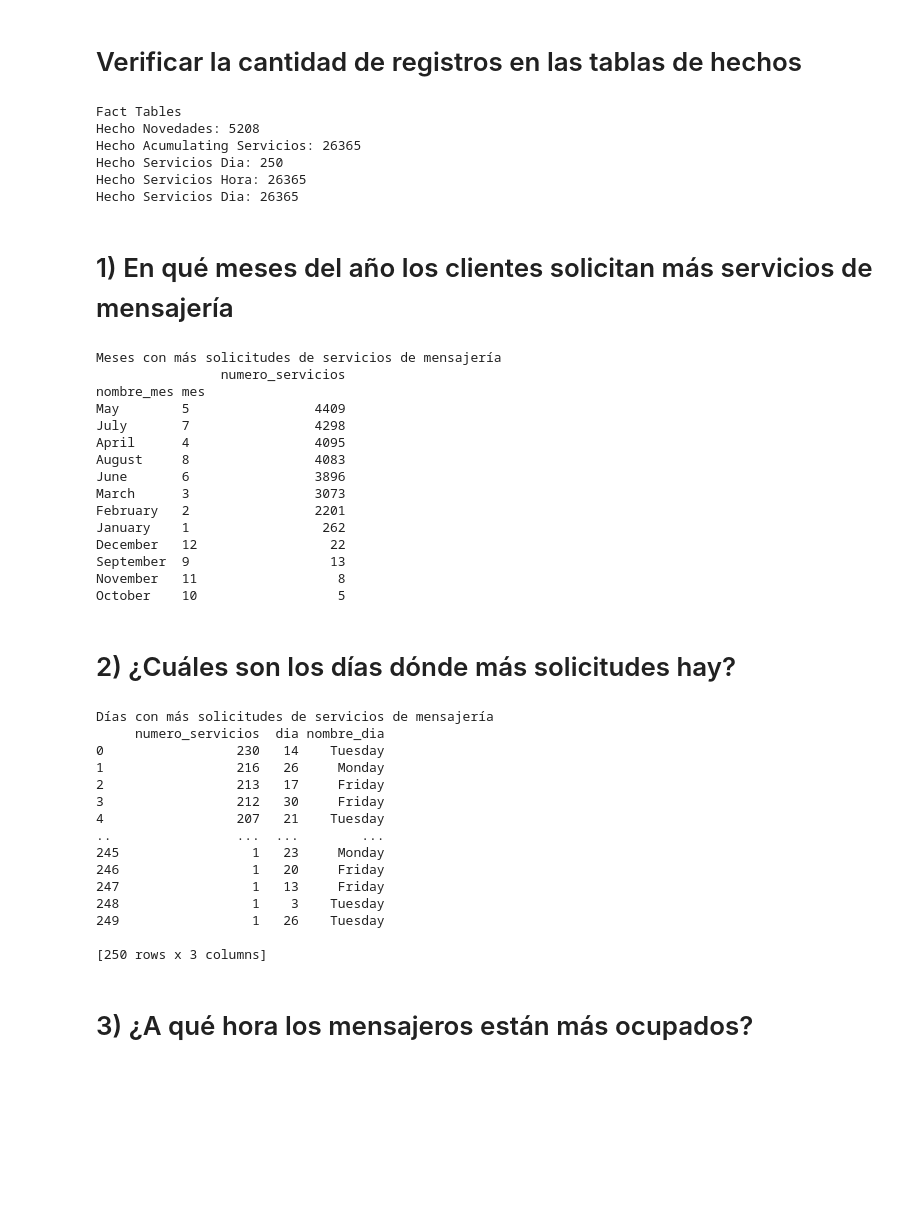
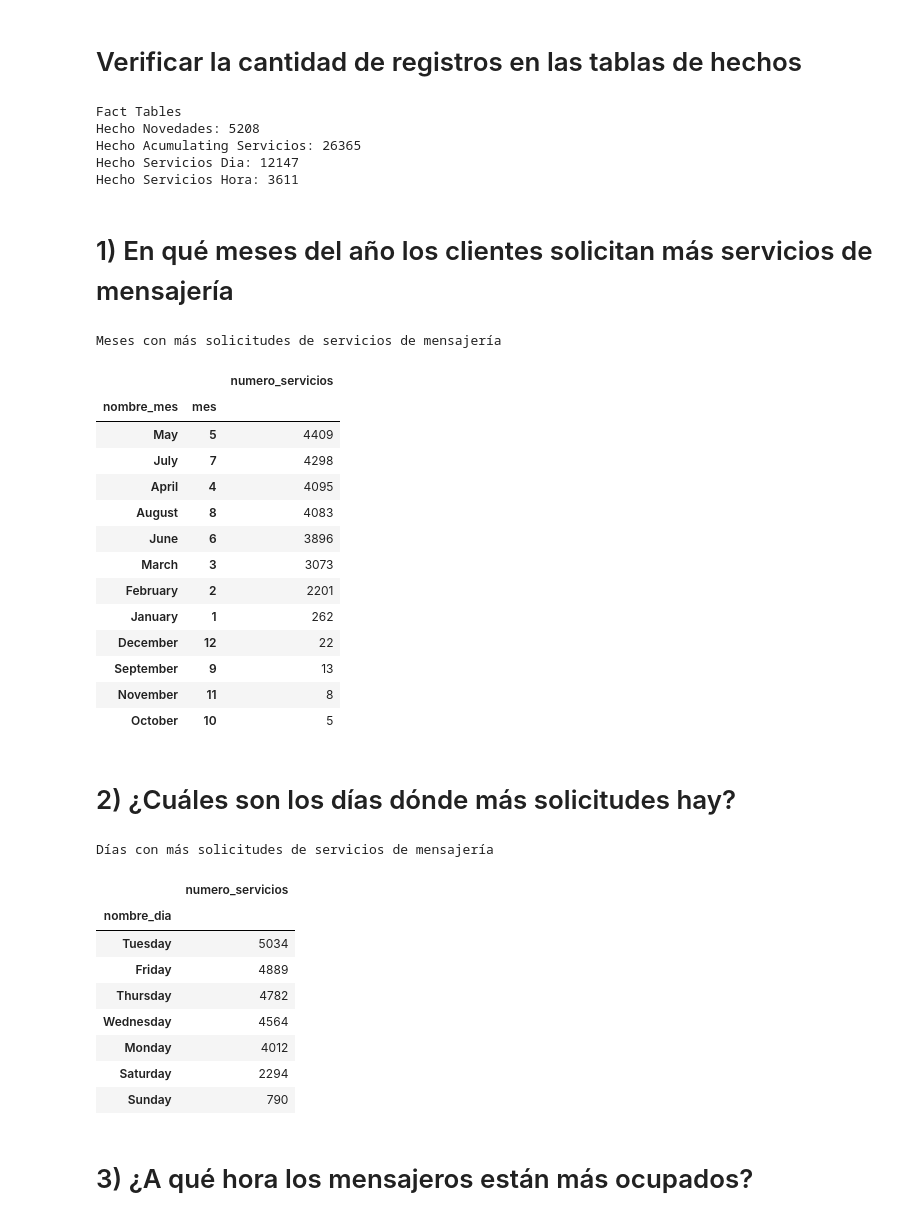
Before and after one commit to NathaMoraHSB/ETL-RapidosYFuriosos, a Jupyter notebook: notebooks/Visualizacion_respuestas.ipynb, the cells around one changed output. Cells and saved outputs as stored; diff of their text form; code cells hidden in the pictures; blank space fills up the shorter version.

```diff
--- a/notebooks/Visualizacion_respuestas.ipynb
+++ b/notebooks/Visualizacion_respuestas.ipynb
@@ -47,70 +47,60 @@ print('Fact Tables')
 print('Hecho Novedades:', df_hecho_novedades.shape[0])
 print('Hecho Acumulating Servicios:', df_hecho_acumulating_servicios.shape[0])
 print('Hecho Servicios Dia:', df_hecho_servicios_dia.shape[0])
-num_servicios_hora = df_hecho_servicios_hora['numero_servicios'].sum()
-print('Hecho Servicios Hora:', num_servicios_hora)
-num_servicios_dia = df_hecho_servicios_dia['numero_servicios'].sum()
-print('Hecho Servicios Dia:', num_servicios_dia, '\n')
+print('Hecho Servicios Hora:', df_hecho_servicios_hora.shape[0], '\n')
 # %% [output]
 Fact Tables
 Hecho Novedades: 5208
 Hecho Acumulating Servicios: 26365
-Hecho Servicios Dia: 250
-Hecho Servicios Hora: 26365
-Hecho Servicios Dia: 26365
+Hecho Servicios Dia: 12147
+Hecho Servicios Hora: 3611
 # %% [markdown]
 # 1) En qué meses del año los clientes solicitan más servicios de mensajería
 # %%
 print('Meses con más solicitudes de servicios de mensajería')
-response_1 = df_hecho_servicios_dia.sort_values(by='numero_servicios', ascending=False)
-response_1 = response_1.merge(
+response_1 = df_hecho_servicios_dia.merge(
     df_dim_fecha,
     left_on='key_dim_fecha_solicitud',
     right_on='key_dim_fecha')[['nombre_mes', 'mes', 'numero_servicios']]
 response_1 = response_1.groupby(['nombre_mes', 'mes']).sum().sort_values(by='numero_servicios', ascending=False)
-print(response_1, '\n')
+response_1
 # %% [output]
 Meses con más solicitudes de servicios de mensajería
-                numero_servicios
-nombre_mes mes
-May        5                4409
-July       7                4298
-April      4                4095
-August     8                4083
-June       6                3896
-March      3                3073
-February   2                2201
-January    1                 262
-December   12                 22
-September  9                  13
-November   11                  8
-October    10                  5
+|  |  | numero_servicios |
+| nombre_mes | mes |  |
+| May | 5 | 4409 |
+| July | 7 | 4298 |
+| April | 4 | 4095 |
+| August | 8 | 4083 |
+| June | 6 | 3896 |
+| March | 3 | 3073 |
+| February | 2 | 2201 |
+| January | 1 | 262 |
+| December | 12 | 22 |
+| September | 9 | 13 |
+| November | 11 | 8 |
+| October | 10 | 5 |
 # %% [markdown]
 # 2) ¿Cuáles son los días dónde más solicitudes hay?
 # %%
 print('Días con más solicitudes de servicios de mensajería')
-response_2 = df_hecho_servicios_dia.sort_values(by='numero_servicios', ascending=False)
-response_2 = response_2.merge(
+response_2 = df_hecho_servicios_dia.merge(
     df_dim_fecha,
     left_on='key_dim_fecha_solicitud',
-    right_on='key_dim_fecha')[['numero_servicios', 'dia', 'nombre_dia']]
-print(response_2, '\n')
+    right_on='key_dim_fecha')[['numero_servicios','nombre_dia']]
+response_2 = response_2.groupby(['nombre_dia']).sum().sort_values(by='numero_servicios', ascending=False)
+response_2
 # %% [output]
 Días con más solicitudes de servicios de mensajería
-     numero_servicios  dia nombre_dia
-0                 230   14    Tuesday
-1                 216   26     Monday
-2                 213   17     Friday
-3                 212   30     Friday
-4                 207   21    Tuesday
-..                ...  ...        ...
-245                 1   23     Monday
-246                 1   20     Friday
-247                 1   13     Friday
-248                 1    3    Tuesday
-249                 1   26    Tuesday
-
-[250 rows x 3 columns]
+|  | numero_servicios |
+| nombre_dia |  |
+| Tuesday | 5034 |
+| Friday | 4889 |
+| Thursday | 4782 |
+| Wednesday | 4564 |
+| Monday | 4012 |
+| Saturday | 2294 |
+| Sunday | 790 |
 # %% [markdown]
 # 3) ¿A qué hora los mensajeros están más ocupados?
 # %%
```
Also changed, not shown: parts of 5 cells of this notebook.
